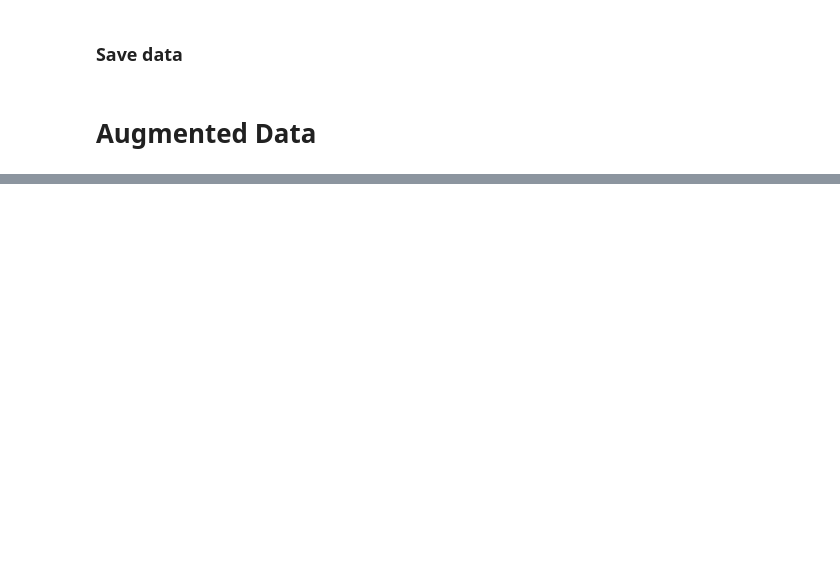
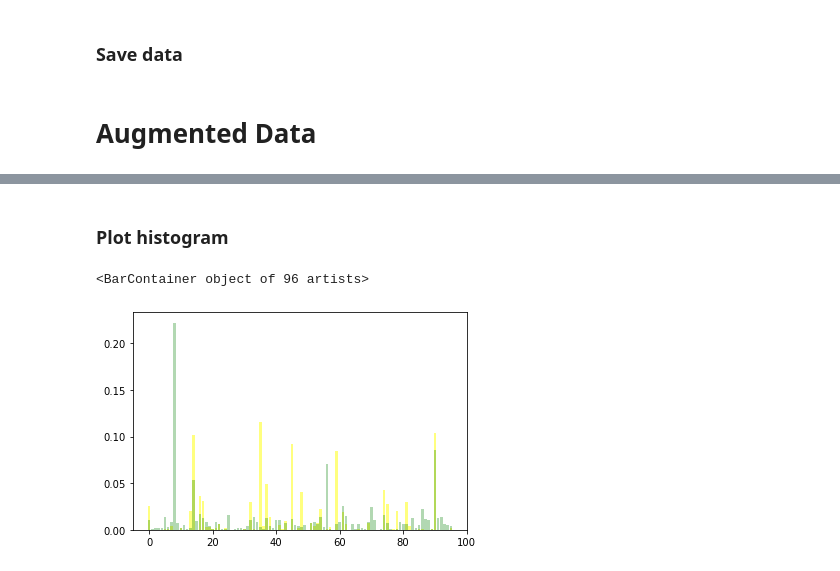
Before and after one commit to marcoguerra192/ProteinClassifier2025, a Jupyter notebook: NeuralNetworks.ipynb, the cells around one changed output, grey strips where cells are left out. Drawn from its saved outputs; the diff is of its cells as text; code cells hidden in the pictures; blank space fills up the shorter version.

```diff
--- a/NeuralNetworks.ipynb
+++ b/NeuralNetworks.ipynb
@@ -378,0 +524,30 @@ data = np.concatenate( [dataS_aug , dataEncAlpha_aug] , axis = 1 )
+# %%
+majority_voting = []
+weak_majorities = 0
+# %%
+_ , label_counts = np.unique(labels, return_counts=True)
+# %%
+for classes, counts in sorted_classes:
+
+    max_freq = np.max(counts)
+
+    tied_classes = [cls for cls, cts in zip(classes, counts) if cts == max_freq]
+
+    if len(tied_classes)==1:
+        majority_voting.append(tied_classes[0])
+
+    else:
+        top_class = max( tied_classes, key = lambda n : label_counts[n] )
+        majority_voting.append(top_class)
+        weak_majorities += 1
+# %% [markdown]
+### Plot histogram
+# %%
+hist, bins = np.histogram(majority_voting, bins=np.arange(0,97), density=True)
+histTruth, _ = np.histogram(labels, bins=np.arange(0,97), density=True)
+# %%
+plt.bar(bins[:-1],hist, alpha=0.5, color='yellow', label='Pred')
+plt.bar(bins[:-1],histTruth, alpha=0.3, color='green', label='True')
+# %% [output]
+<BarContainer object of 96 artists>
+[figure, added]
```
Also changed, not shown: parts of 39 cells of this notebook, 5 other files.
